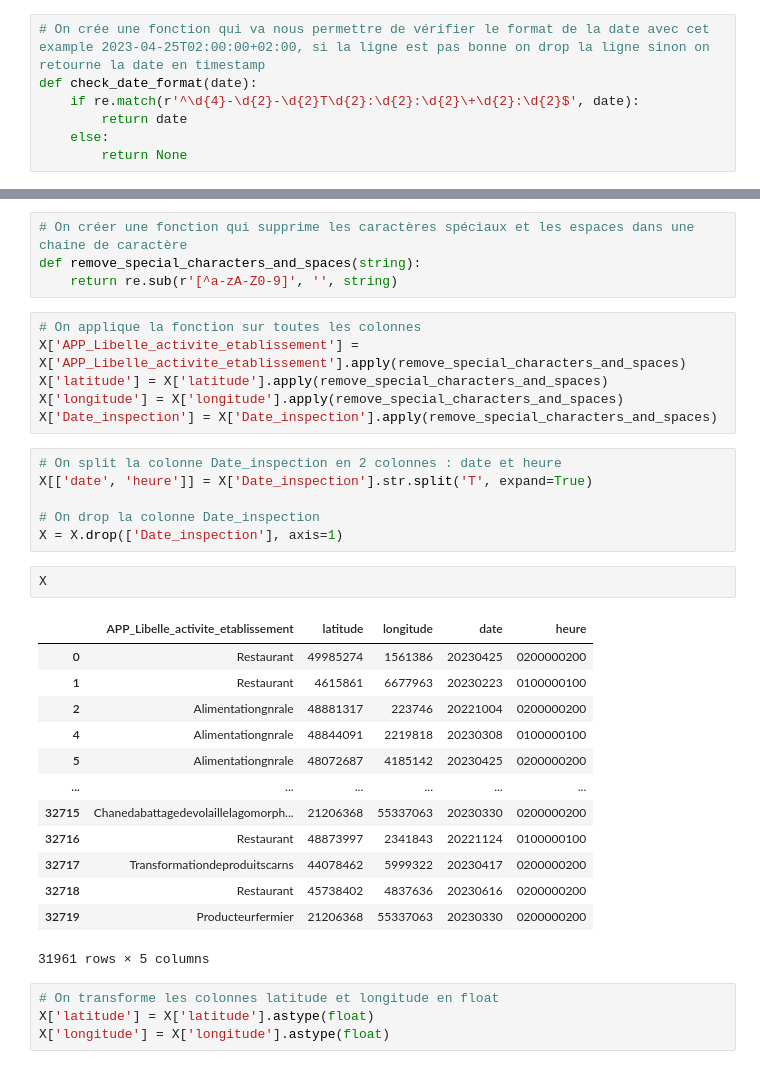
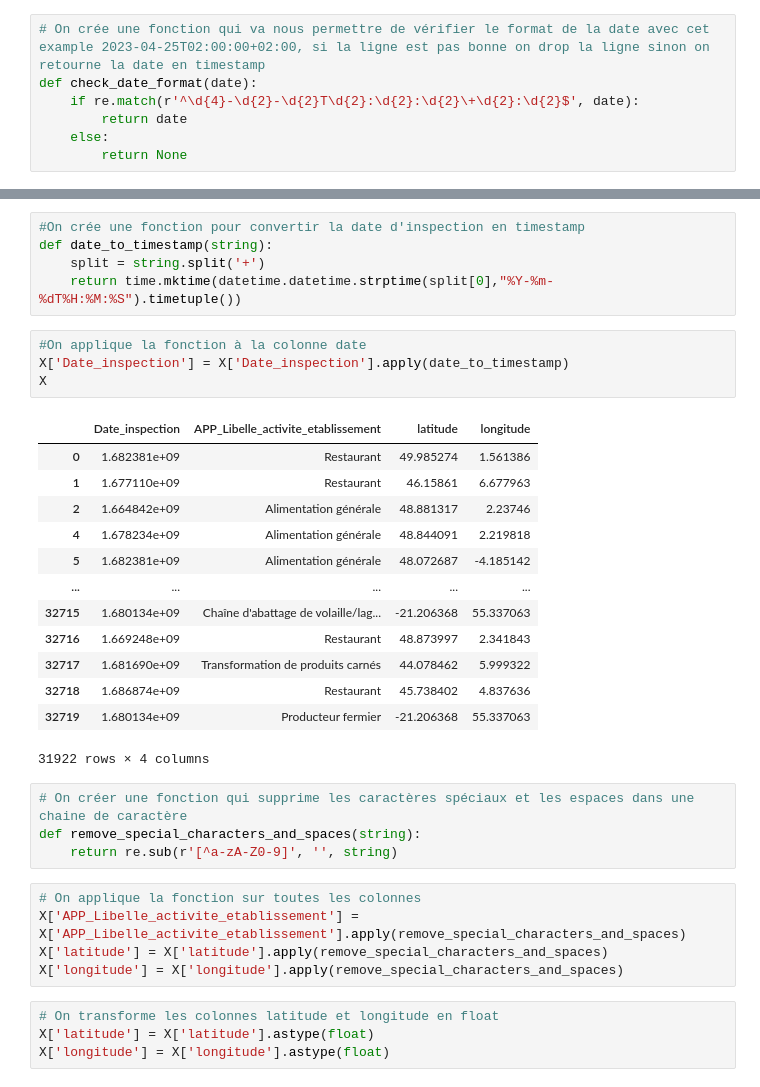
Before and after one commit to qm-h/Epsi_atelierComposantMetier, a Jupyter notebook: nettoyage.ipynb, the cells around one changed output, grey strips where cells are left out. Drawn from its saved outputs; the diff is of its cells as text.

```diff
--- a/nettoyage.ipynb
+++ b/nettoyage.ipynb
@@ -152,3 +159,26 @@ X
+# %%
+#On crée une fonction pour convertir la date d'inspection en timestamp
+def date_to_timestamp(string):
+    split = string.split('+')
+    return time.mktime(datetime.datetime.strptime(split[0],"%Y-%m-%dT%H:%M:%S").timetuple())
+# %%
+#On applique la fonction à la colonne date
+X['Date_inspection'] = X['Date_inspection'].apply(date_to_timestamp)
+X
+# %% [output]
+|  | Date_inspection | APP_Libelle_activite_etablissement | latitude | longitude |
+| 0 | 1.682381e+09 | Restaurant | 49.985274 | 1.561386 |
+| 1 | 1.677110e+09 | Restaurant | 46.15861 | 6.677963 |
+| 2 | 1.664842e+09 | Alimentation générale | 48.881317 | 2.23746 |
+| 4 | 1.678234e+09 | Alimentation générale | 48.844091 | 2.219818 |
+| 5 | 1.682381e+09 | Alimentation générale | 48.072687 | -4.185142 |
+| ... | ... | ... | ... | ... |
+| 32715 | 1.680134e+09 | Chaîne d'abattage de volaille/lag... | -21.206368 | 55.337063 |
+| 32716 | 1.669248e+09 | Restaurant | 48.873997 | 2.341843 |
+| 32717 | 1.681690e+09 | Transformation de produits carnés | 44.078462 | 5.999322 |
+| 32718 | 1.686874e+09 | Restaurant | 45.738402 | 4.837636 |
+| 32719 | 1.680134e+09 | Producteur fermier | -21.206368 | 55.337063 |
+31922 rows × 4 columns
 # %%
 # On créer une fonction qui supprime les caractères spéciaux et les espaces dans une chaine de caractère
 def remove_special_characters_and_spaces(string):
@@ -158,29 +188,6 @@ def remove_special_characters_and_spaces(string):
 X['APP_Libelle_activite_etablissement'] = X['APP_Libelle_activite_etablissement'].apply(remove_special_characters_and_spaces)
 X['latitude'] = X['latitude'].apply(remove_special_characters_and_spaces)
 X['longitude'] = X['longitude'].apply(remove_special_characters_and_spaces)
-X['Date_inspection'] = X['Date_inspection'].apply(remove_special_characters_and_spaces)
-# %%
-# On split la colonne Date_inspection en 2 colonnes : date et heure
-X[['date', 'heure']] = X['Date_inspection'].str.split('T', expand=True)
-
-# On drop la colonne Date_inspection
-X = X.drop(['Date_inspection'], axis=1)
-# %%
-X
-# %% [output]
-|  | APP_Libelle_activite_etablissement | latitude | longitude | date | heure |
-| 0 | Restaurant | 49985274 | 1561386 | 20230425 | 0200000200 |
-| 1 | Restaurant | 4615861 | 6677963 | 20230223 | 0100000100 |
-| 2 | Alimentationgnrale | 48881317 | 223746 | 20221004 | 0200000200 |
-| 4 | Alimentationgnrale | 48844091 | 2219818 | 20230308 | 0100000100 |
-| 5 | Alimentationgnrale | 48072687 | 4185142 | 20230425 | 0200000200 |
-| ... | ... | ... | ... | ... | ... |
-| 32715 | Chanedabattagedevolaillelagomorph... | 21206368 | 55337063 | 20230330 | 0200000200 |
-| 32716 | Restaurant | 48873997 | 2341843 | 20221124 | 0100000100 |
-| 32717 | Transformationdeproduitscarns | 44078462 | 5999322 | 20230417 | 0200000200 |
-| 32718 | Restaurant | 45738402 | 4837636 | 20230616 | 0200000200 |
-| 32719 | Producteurfermier | 21206368 | 55337063 | 20230330 | 0200000200 |
-31961 rows × 5 columns
 # %%
 # On transforme les colonnes latitude et longitude en float
 X['latitude'] = X['latitude'].astype(float)
```
Also changed, not shown: parts of 5 cells of this notebook.
